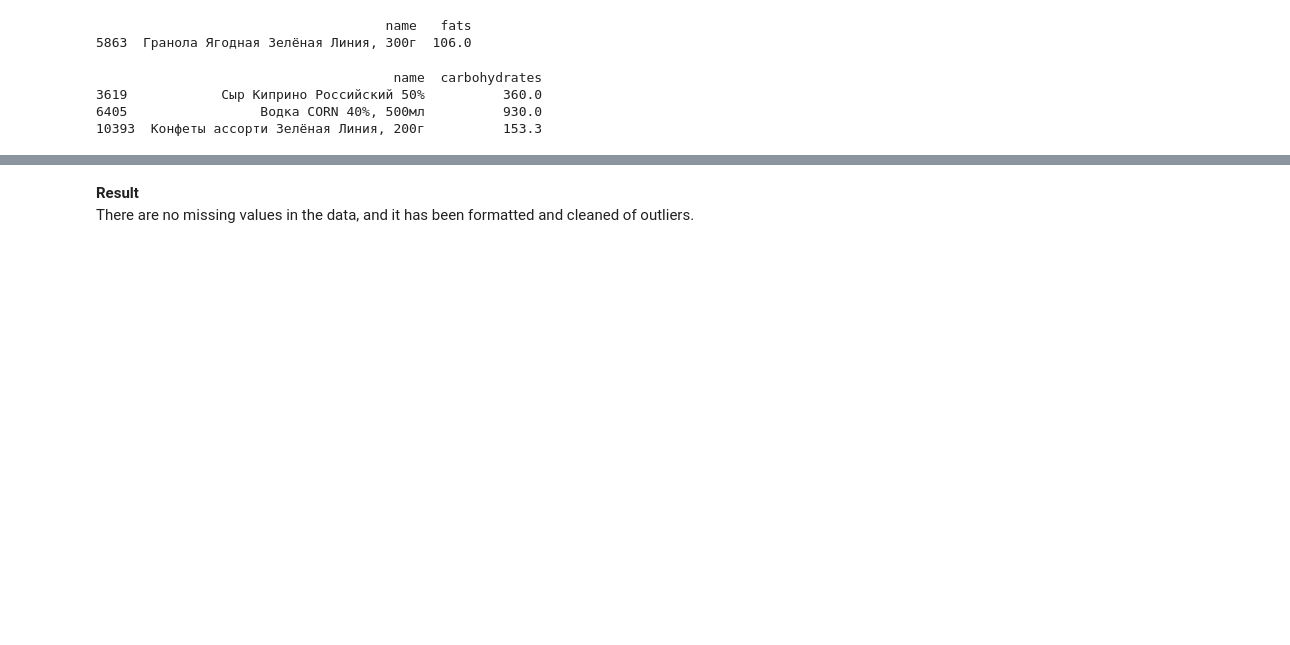
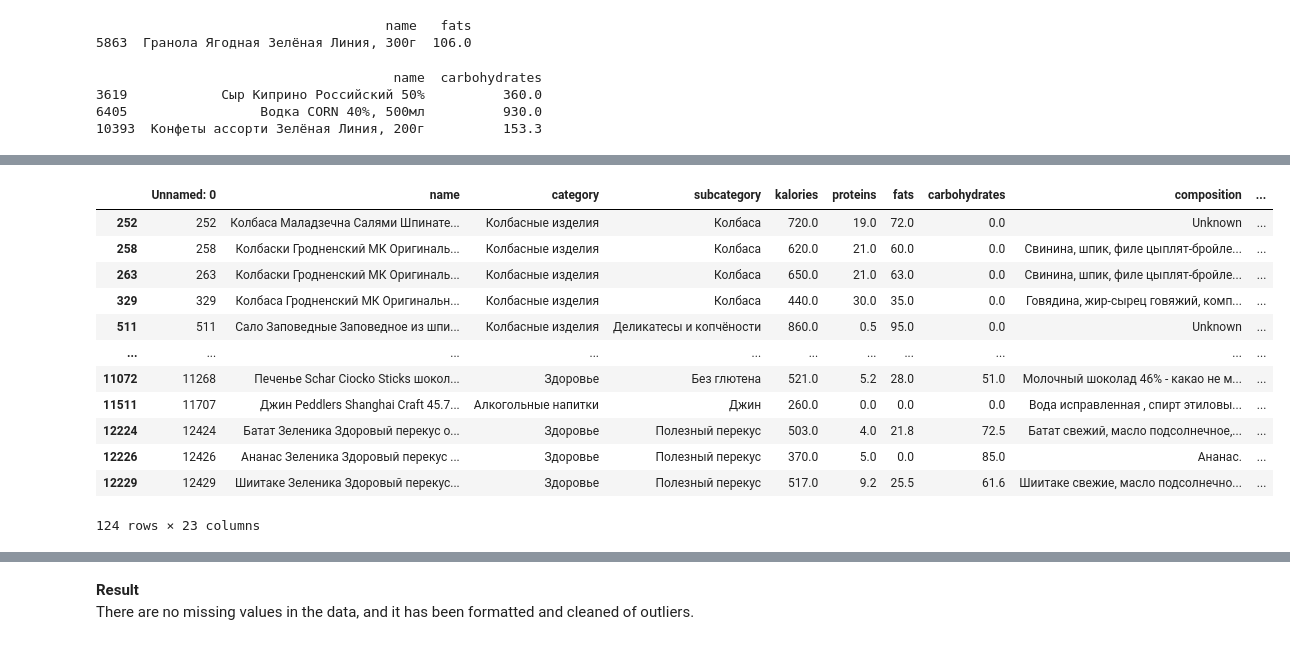
Before and after one commit to grafstor/food-analysis, a Jupyter notebook: analysis.ipynb, the cells around one changed output, grey strips where cells are left out. Cells and saved outputs as stored; diff of their text form; code cells hidden in the pictures; blank space fills up the shorter version.

```diff
--- a/analysis.ipynb
+++ b/analysis.ipynb
@@ -557,0 +562,27 @@ df.loc[icecream_outliers, 'carbohydrates'] = df['carbohydrates'][icecream_outlie
+# %%
+from sklearn.ensemble import IsolationForest
+
+numeric_features = [
+    "kalories",
+    "proteins",
+    "fats",
+    "carbohydrates",
+    "rating",
+    "size",
+    "discount",
+    "shelf_life",
+    "max_storage_temperature",
+    "min_storage_temperature",
+    "is_by_weight",
+    "is_special_offer",
+]
+
+one_hot_features = ["category", "subcategory", "country"]
+
+df_one_hot = pd.get_dummies(df[one_hot_features])
+X = np.concatenate((df[numeric_features], df_one_hot), axis=1)
+
+
+model =  IsolationForest(n_estimators=100, contamination=0.01, random_state=42)
+model.fit(X)
+y_pred = model.predict(X)
@@ -557,0 +599,16 @@ df.loc[icecream_outliers, 'carbohydrates'] = df['carbohydrates'][icecream_outlie
+# %%
+df[df['Anomaly_Flag'] == 1]
+# %% [output]
+|  | Unnamed: 0 | name | category | subcategory | kalories | proteins | fats | carbohydrates | composition | ... |
+| 252 | 252 | Колбаса Маладзечна Салями Шпинате... | Колбасные изделия | Колбаса | 720.0 | 19.0 | 72.0 | 0.0 | Unknown | ... |
+| 258 | 258 | Колбаски Гродненский МК Оригиналь... | Колбасные изделия | Колбаса | 620.0 | 21.0 | 60.0 | 0.0 | Свинина, шпик, филе цыплят-бройле... | ... |
+| 263 | 263 | Колбаски Гродненский МК Оригиналь... | Колбасные изделия | Колбаса | 650.0 | 21.0 | 63.0 | 0.0 | Свинина, шпик, филе цыплят-бройле... | ... |
+| 329 | 329 | Колбаса Гродненский МК Оригинальн... | Колбасные изделия | Колбаса | 440.0 | 30.0 | 35.0 | 0.0 | Говядина, жир-сырец говяжий, комп... | ... |
+| 511 | 511 | Сало Заповедные Заповедное из шпи... | Колбасные изделия | Деликатесы и копчёности | 860.0 | 0.5 | 95.0 | 0.0 | Unknown | ... |
+| ... | ... | ... | ... | ... | ... | ... | ... | ... | ... | ... |
+| 11072 | 11268 | Печенье Schar Ciocko Sticks шокол... | Здоровье | Без глютена | 521.0 | 5.2 | 28.0 | 51.0 | Молочный шоколад 46% - какао не м... | ... |
+| 11511 | 11707 | Джин Peddlers Shanghai Craft 45.7... | Алкогольные напитки | Джин | 260.0 | 0.0 | 0.0 | 0.0 | Вода исправленная , спирт этиловы... | ... |
+| 12224 | 12424 | Батат Зеленика Здоровый перекус о... | Здоровье | Полезный перекус | 503.0 | 4.0 | 21.8 | 72.5 | Батат свежий, масло подсолнечное,... | ... |
+| 12226 | 12426 | Ананас Зеленика Здоровый перекус ... | Здоровье | Полезный перекус | 370.0 | 5.0 | 0.0 | 85.0 | Ананас. | ... |
+| 12229 | 12429 | Шиитаке Зеленика Здоровый перекус... | Здоровье | Полезный перекус | 517.0 | 9.2 | 25.5 | 61.6 | Шиитаке свежие, масло подсолнечно... | ... |
+124 rows × 23 columns
```
Also changed, not shown: parts of 20 cells of this notebook, 1 other file.
